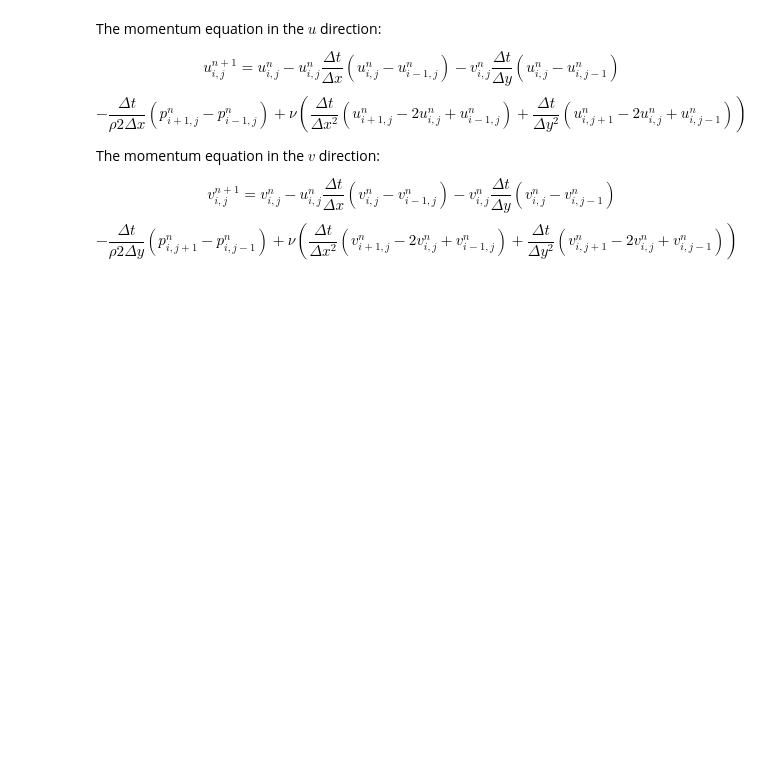
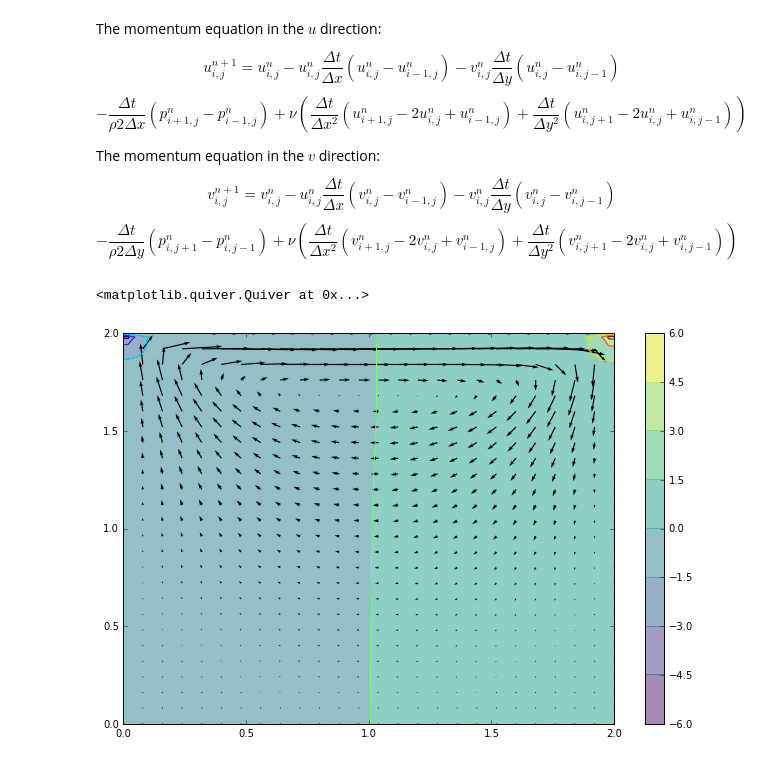
Before and after one commit to gforsyth/numba_tutorial_scipy2017, a Jupyter notebook: cavity_flow_numpy.ipynb, the cells around one changed output. Saved outputs shown, nothing was run; the diff lists cells and outputs as text; code cells hidden in the pictures; blank space fills up the shorter version.

```diff
--- a/cavity_flow_numpy.ipynb
+++ b/cavity_flow_numpy.ipynb
@@ -92,7 +92,7 @@ $$
 +\nu\left(\frac{\Delta t}{\Delta x^2}(v_{i+1,j}^{n}-2v_{i,j}^{n}+v_{i-1,j}^{n})\right.
 +\left.\frac{\Delta t}{\Delta y^2}(v_{i,j+1}^{n}-2v_{i,j}^{n}+v_{i,j-1}^{n})\right)$$
 # %%
-def cavityFlow(nt, u, v, dt, dx, dy, p, rho, nu):
+def cavity_flow(nt, u, v, dt, dx, dy, p, rho, nu):
     un = numpy.empty_like(u)
     vn = numpy.empty_like(v)
     b = numpy.zeros((ny, nx))
@@ -101,8 +101,8 @@ def cavityFlow(nt, u, v, dt, dx, dy, p, rho, nu):
         un = u.copy()
         vn = v.copy()
 
-        b = buildUpB(b, rho, dt, u, v, dx, dy)
-        p = presPoisson(p, dx, dy, b)
+        b = bracket_term_ppe(b, rho, dt, u, v, dx, dy)
+        p = pressure_poisson(p, dx, dy, b, 100)
 
         u[1:-1,1:-1] = (un[1:-1, 1:-1] -
                         un[1:-1,1:-1] * dt / dx *
@@ -130,14 +130,32 @@ def cavityFlow(nt, u, v, dt, dx, dy, p, rho, nu):
                         1 / dy**2 *
                          (vn[2:, 1:-1] - 2 * vn[1:-1, 1:-1] +vn[0:-2, 1:-1])))
 
-        u[0, :] = 0
         u[:, 0] = 0
         u[:, -1] = 0
+        v[:, 0] = 0
+        v[:, -1] = 0
+
+        u[0, :] = 0
         u[-1, :] = 1    #set velocity on cavity lid equal to 1
         v[0, :] = 0
         v[-1, :]=0
-        v[:, 0] = 0
-        v[:, -1] = 0
+
 
 
     return u, v, p
+# %%
+#def run_cavity():
+nx = ny = 101
+u = numpy.zeros((ny, nx))
+v = numpy.zeros((ny, nx))
+p = numpy.zeros((ny, nx))
+b = numpy.zeros((ny, nx))
+
+dx = 2 / (nx - 1)
+dy = 2 / (ny - 1)
+rho = 1
+nu = 0.1
+dt = .0005
+
+nt = 400
+u, v, p = cavity_flow(nt, u, v, dt, dx, dy, p, rho, nu)
@@ -143,0 +165,14 @@ def cavityFlow(nt, u, v, dt, dx, dy, p, rho, nu):
+# %%
+x = numpy.linspace(0, 2, nx)
+y = numpy.linspace(0, 2, ny)
+X, Y = numpy.meshgrid(x, y)
+# %%
+quiver_skip = qs = 4
+pyplot.figure(figsize=(11, 7), dpi=100)
+pyplot.contourf(X, Y, p, alpha=0.5, cmap=cm.viridis)
+pyplot.colorbar()
+pyplot.contour(X, Y, p)
+pyplot.quiver(X[::qs, ::qs], Y[::qs, ::qs], u[::qs, ::qs], v[::qs, ::qs])
+# %% [output]
+<matplotlib.quiver.Quiver at 0x...>
+[figure, added]
```
Also changed, not shown: parts of 7 cells of this notebook.
